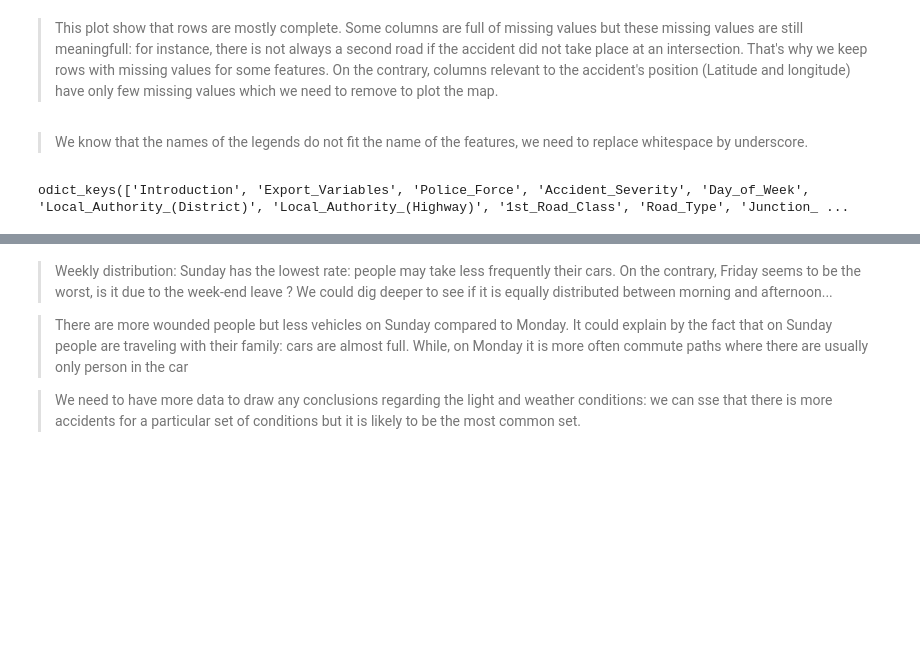
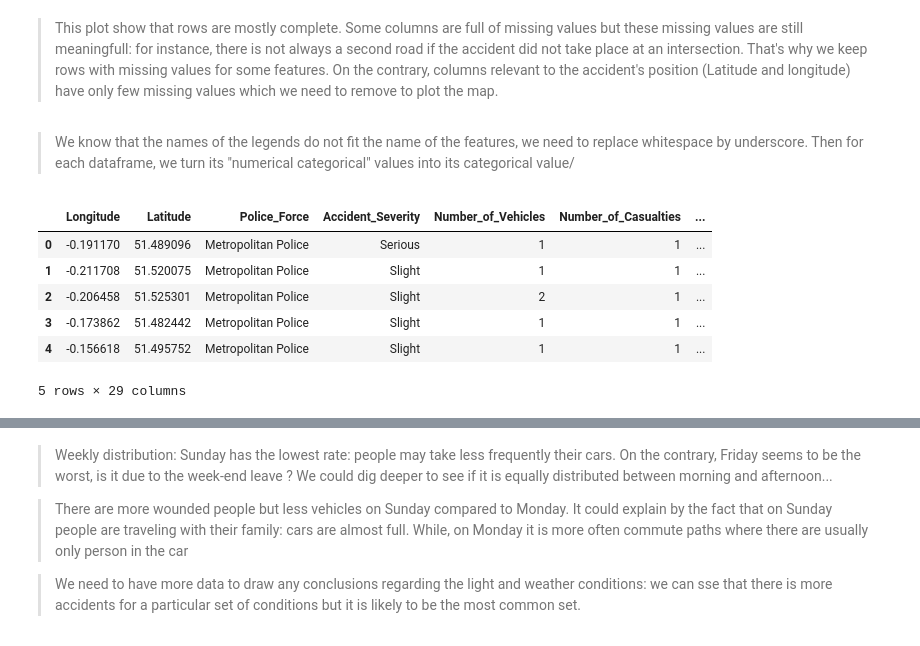
Before and after one commit to Eagleseb/survive-your-commuting, a Jupyter notebook: Milestone2.ipynb, the cells around one changed output, grey strips where cells are left out. Drawn from its saved outputs; the diff is of its cells as text; code cells hidden in the pictures; blank space fills up the shorter version.

```diff
--- a/Milestone2.ipynb
+++ b/Milestone2.ipynb
@@ -160,14 +155,25 @@ ax.barh(x, list(percentage_of_nan.values()), tick_label=list(percentage_of_nan.k
 # %%
 accidents = accidents[accidents.Latitude.notnull() & accidents.Longitude.notnull()]
 # %% [markdown]
-> We know that the names of the legends do not fit the name of the features, we need to replace whitespace by underscore.
+> We know that the names of the legends do not fit the name of the features, we need to replace whitespace by underscore. Then for each dataframe, we turn its "numerical categorical" values into its categorical value/
 # %%
 #modify legend names to match with df features
 for k in [k for k in LEGENDS.keys()]:
     LEGENDS[k.replace(' ', '_')] = LEGENDS.pop(k)
 
-LEGENDS.keys()
+#let's map numerica categorical data to their label:
+accidents = categorical_labels(accidents)
+casualties = categorical_labels(casualties)
+vehicules = categorical_labels(vehicules)
+
+accidents.head()
 # %% [output]
+|  | Longitude | Latitude | Police_Force | Accident_Severity | Number_of_Vehicles | Number_of_Casualties | ... |
+| 0 | -0.191170 | 51.489096 | Metropolitan Police | Serious | 1 | 1 | ... |
+| 1 | -0.211708 | 51.520075 | Metropolitan Police | Slight | 1 | 1 | ... |
+| 2 | -0.206458 | 51.525301 | Metropolitan Police | Slight | 2 | 1 | ... |
+| 3 | -0.173862 | 51.482442 | Metropolitan Police | Slight | 1 | 1 | ... |
+| 4 | -0.156618 | 51.495752 | Metropolitan Police | Slight | 1 | 1 | ... |
-odict_keys(['Introduction', 'Export_Variables', 'Police_Force', 'Accident_Severity', 'Day_of_Week', 'Local_Authority_(District)', 'Local_Authority_(Highway)', '1st_Road_Class', 'Road_Type', 'Junction_ ...
+5 rows × 29 columns
 # %%
 #Weekly distribution, plots using the accidents dataframe
```
Also changed, not shown: parts of 7 cells of this notebook, 1 other file.
